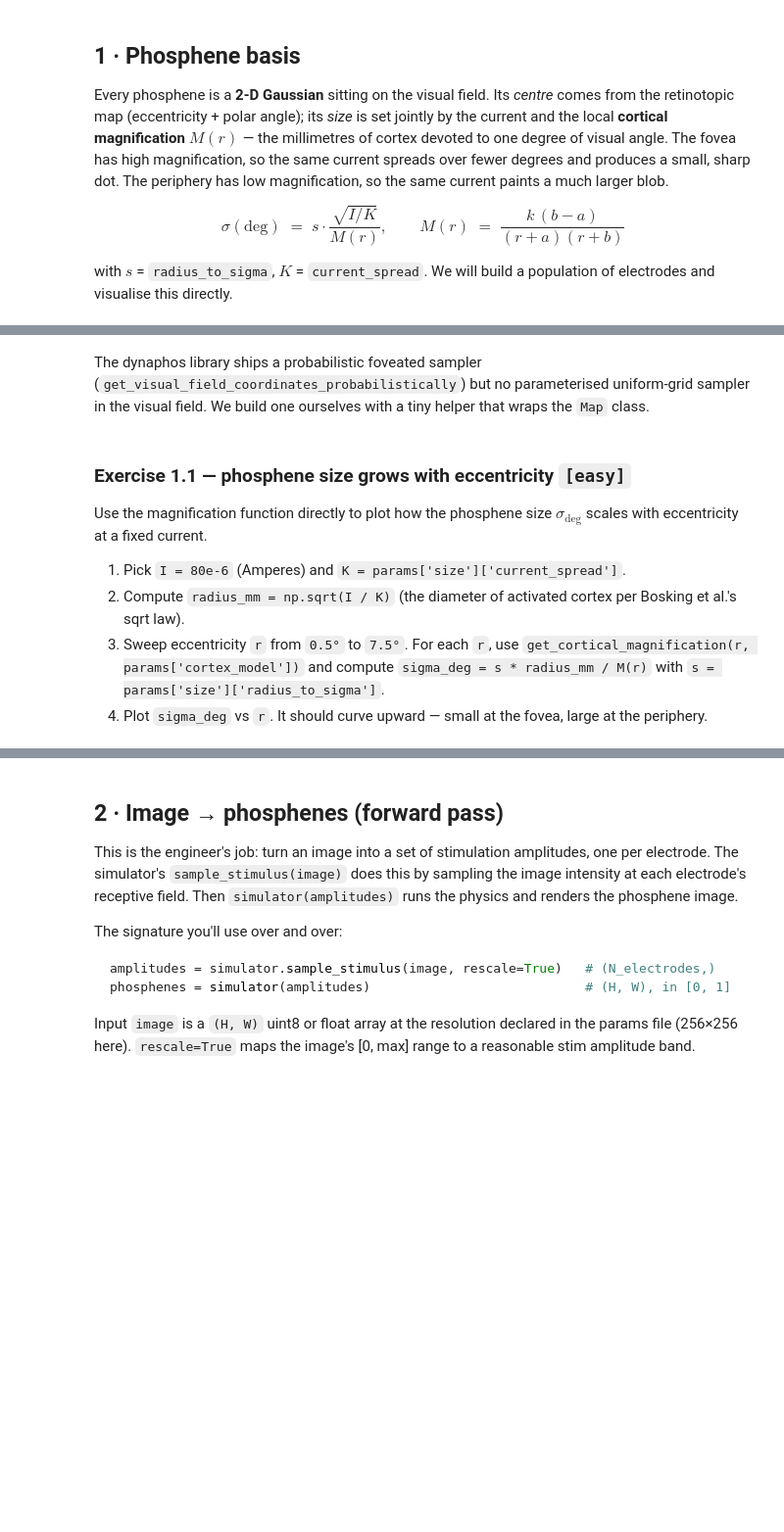
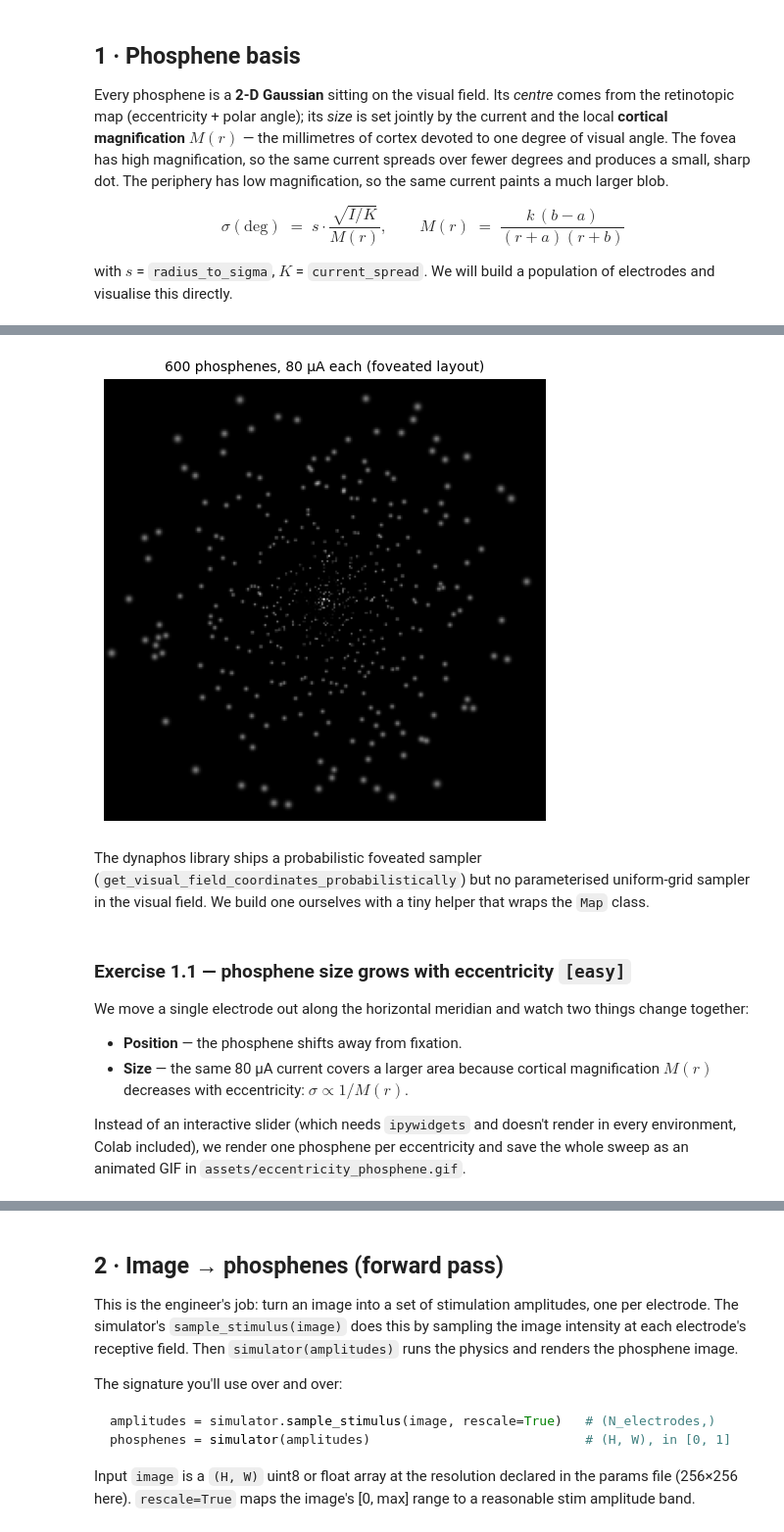
Before and after one commit to NeuroTechHub/AIMD_bootcamp, a Jupyter notebook: modules/M4-phosphene-simulation/phosphene-simulation-solution.ipynb, the cells around one changed output, grey strips where cells are left out. Shown at 98% size. Saved outputs shown, nothing was run; the diff lists cells and outputs as text; code cells hidden in the pictures; blank space fills up the shorter version.

Commit message:
Update M1, M2, M4 notebooks
M1 and M2 are tested and working on Colab. M4 still needs work.

Co-Authored-By: Claude Opus 4.8 (1M context) <noreply@anthropic.com>

```diff
--- a/modules/M4-phosphene-simulation/phosphene-simulation-solution.ipynb
+++ b/modules/M4-phosphene-simulation/phosphene-simulation-solution.ipynb
@@ -220,10 +238,14 @@ print(f'simulator has {len(coords)} electrodes; phosphenes rendered as '
 # %%
-# Render the whole population once — fire every electrode at the same current.
-amp = torch.full((len(coords),), 80e-6)   # 80 µA per electrode
+# Render the whole population once - fire every electrode at the same current.
+amp = torch.full((len(coords),), 80e-6, **sim.data_kwargs)   # 80 µA/electrode, on the sim's device & dtype
 sim.reset()
-phosphenes = sim(amp).detach().cpu().numpy()
+for _ in range(60):
+    phosphenes = sim(amp)
+phosphenes = phosphenes.detach().cpu().numpy()
 show(phosphenes, titles=[f'{len(coords)} phosphenes, 80 µA each (foveated layout)'],
      figsize=(5, 5))
+# %% [output]
+[figure, added]
 # %% [markdown]
 The dynaphos library ships a probabilistic foveated sampler
 (`get_visual_field_coordinates_probabilistically`) but no parameterised
@@ -241,15 +263,15 @@ def make_uniform_visual_field(side: int, view_angle: float) -> Map:
 # %% [markdown]
 ### Exercise 1.1 — phosphene size grows with eccentricity `[easy]`
 
-Use the magnification function directly to plot how the phosphene size
-$\sigma_{\text{deg}}$ scales with eccentricity at a fixed current.
+We move a single electrode out along the horizontal meridian and watch two
+things change together:
 
-1. Pick `I = 80e-6` (Amperes) and `K = params['size']['current_spread']`.
-2. Compute `radius_mm = np.sqrt(I / K)` (the diameter of activated cortex
-   per Bosking et al.'s sqrt law).
-3. Sweep eccentricity `r` from `0.5°` to `7.5°`. For each `r`, use
-   `get_cortical_magnification(r, params['cortex_model'])` and compute
-   `sigma_deg = s * radius_mm / M(r)` with `s = params['size']['radius_to_sigma']`.
-4. Plot `sigma_deg` vs `r`. It should curve upward — small at the fovea,
-   large at the periphery.
+- **Position** — the phosphene shifts away from fixation.
+- **Size** — the same 80 µA current covers a larger area because cortical
+  magnification $M(r)$ decreases with eccentricity: $\sigma \propto 1/M(r)$.
+
+Instead of an interactive slider (which needs `ipywidgets` and doesn't render
+in every environment, Colab included), we render one phosphene per eccentricity
+and save the whole sweep as an animated GIF in
+`assets/eccentricity_phosphene.gif`.
 # %%
```
Also changed, not shown: parts of 35 cells of this notebook, 5 other files.
